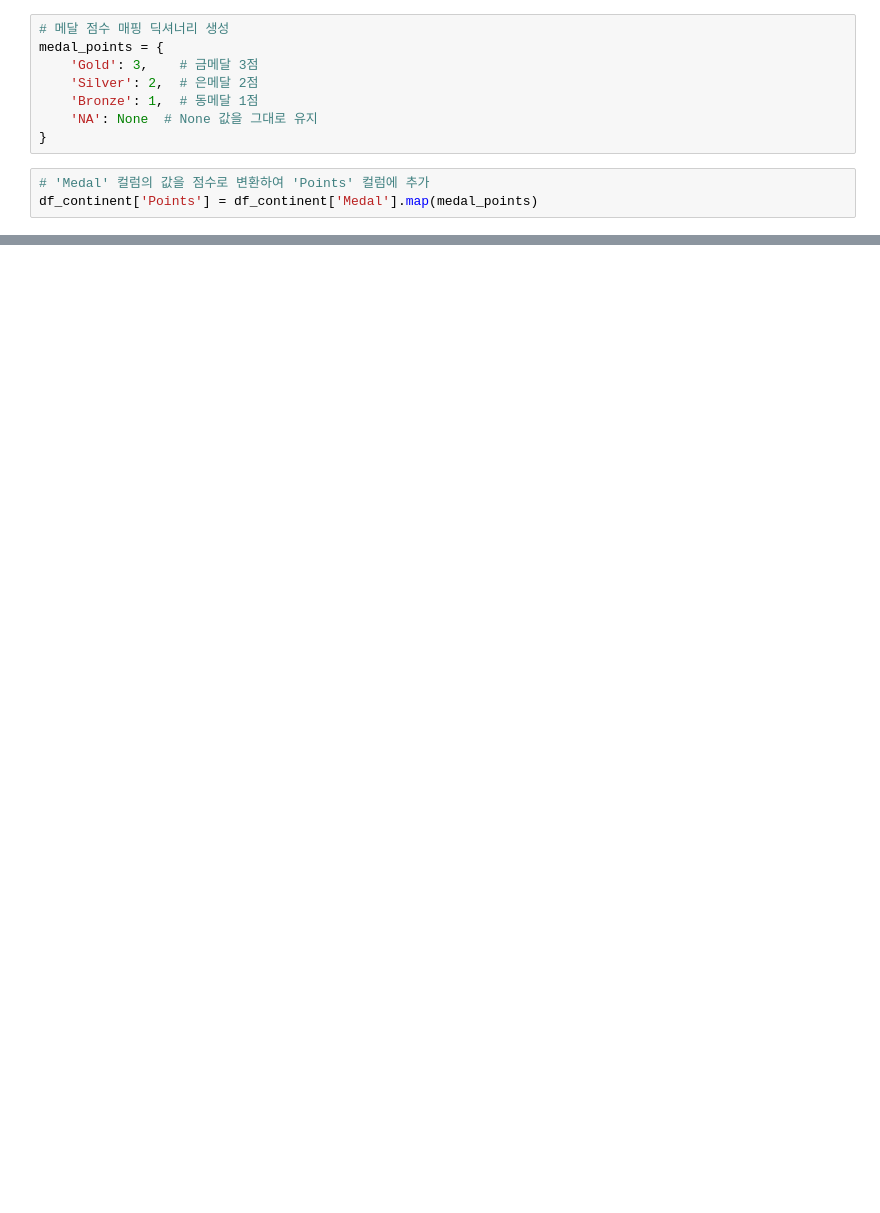
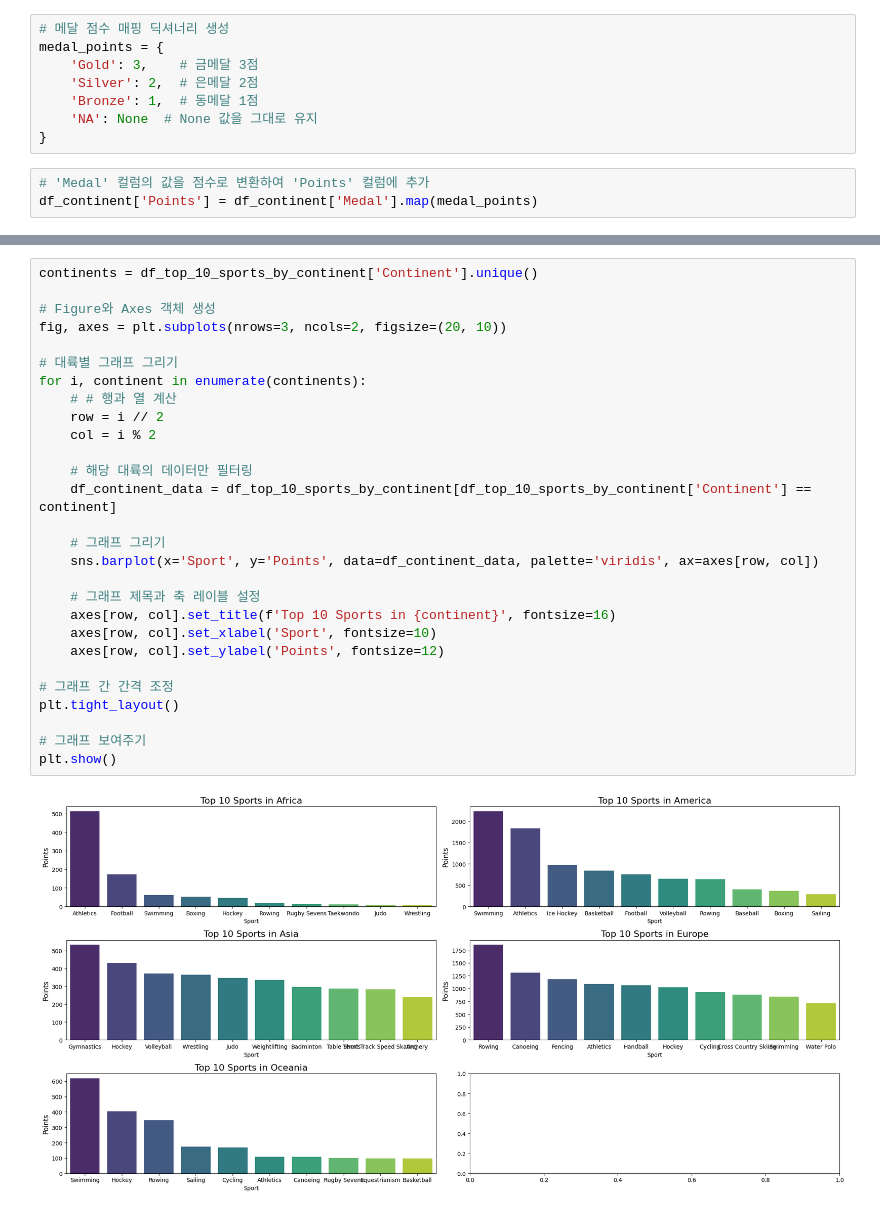
Before and after one commit to GyehyunJo/Olympic, a Jupyter notebook: Code/DATAthon_continent.ipynb, the cells around one changed output, grey strips where cells are left out. Saved outputs shown, nothing was run; the diff lists cells and outputs as text; blank space fills up the shorter version.

```diff
--- a/Code/DATAthon_continent.ipynb
+++ b/Code/DATAthon_continent.ipynb
@@ -188 +227,31 @@ print(df_top_10_sports_by_continent)
+# %%
+continents = df_top_10_sports_by_continent['Continent'].unique()
+
+# Figure와 Axes 객체 생성
+fig, axes = plt.subplots(nrows=3, ncols=2, figsize=(20, 10))
+
+# 대륙별 그래프 그리기
+for i, continent in enumerate(continents):
+    # # 행과 열 계산
+    row = i // 2
+    col = i % 2
+
+    # 해당 대륙의 데이터만 필터링
+    df_continent_data = df_top_10_sports_by_continent[df_top_10_sports_by_continent['Continent'] == continent]
+
+    # 그래프 그리기
+    sns.barplot(x='Sport', y='Points', data=df_continent_data, palette='viridis', ax=axes[row, col])
+
+    # 그래프 제목과 축 레이블 설정
+    axes[row, col].set_title(f'Top 10 Sports in {continent}', fontsize=16)
+    axes[row, col].set_xlabel('Sport', fontsize=10)
+    axes[row, col].set_ylabel('Points', fontsize=12)
+
+# 그래프 간 간격 조정
+plt.tight_layout()
+
+# 그래프 보여주기
+plt.show()
+# %% [output]
+[figure, added]
 # %%
```
Also changed, not shown: parts of 12 cells of this notebook.
